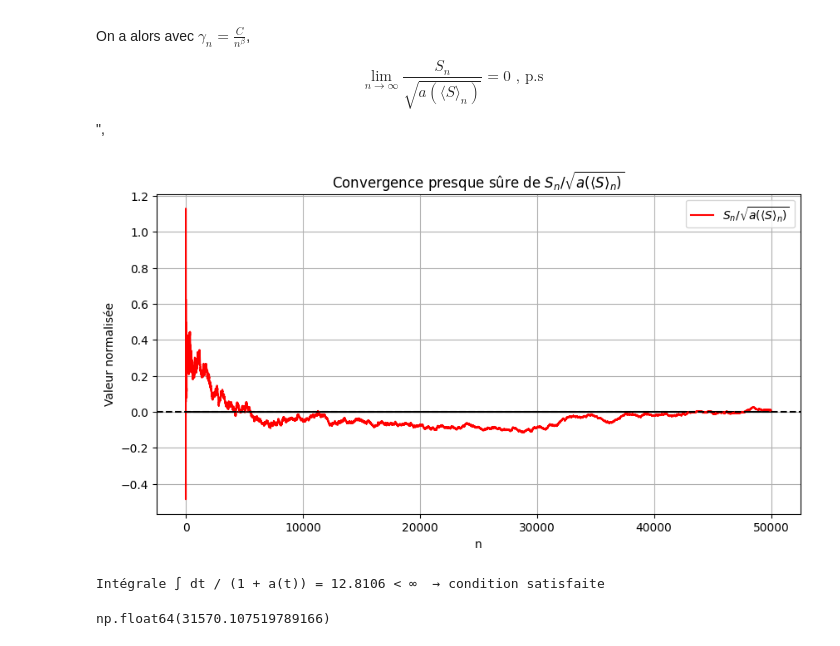
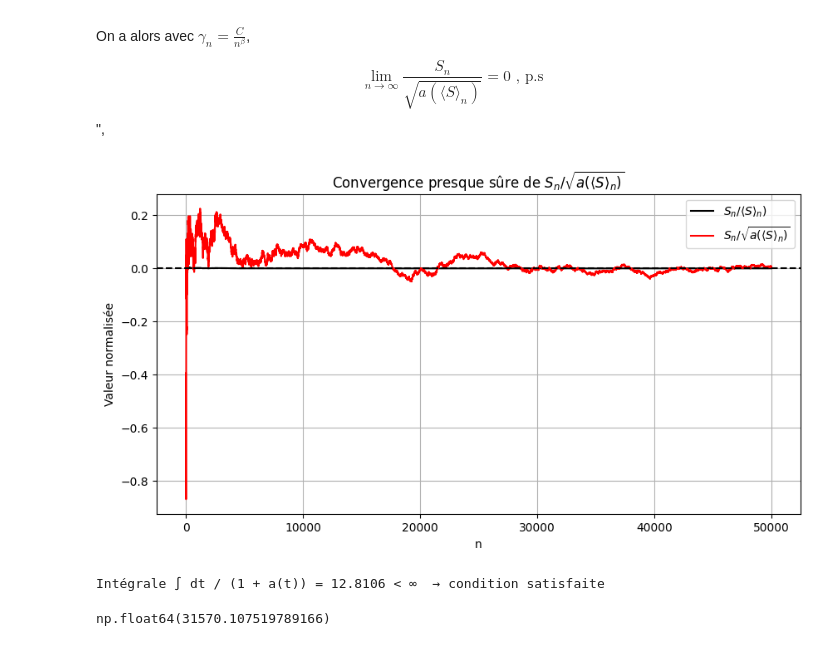
Before and after one commit to EssaddekOthmane/IndependentPriceVerification, a Jupyter notebook: BlackScholesRobbinsMonro.ipynb, the cells around one changed output. Cells and saved outputs as stored; diff of their text form; code cells hidden in the pictures.

```diff
--- a/BlackScholesRobbinsMonro.ipynb
+++ b/BlackScholesRobbinsMonro.ipynb
@@ -966,39 +966,41 @@ V = np.exp(-r * T) * payoff -call_ferme(sigma,S0) #- C
 
 
 S_n = np.cumsum(V)
 variance_V = np.var(V)  # constante : Var[V_i]
 langle_S_n = np.arange(1, N+1) * variance_V  # <S>_n = n Var[V_i]
 
 beta = 0.55
 C_a = .10
 k = 2 - beta
 
 
 a_langle_S = C_a * langle_S_n ** k
 normalized = S_n / np.sqrt(a_langle_S)
 
+S_nLangleS=S_n/langle_S_n
+
 
 plt.figure(figsize=(10, 5))
 
-G1=list(np.random.normal(size=N))
-G2=list(np.random.normal(size=N))
-Mn=[F_BS(sigma_prim,g)/u for g in G1]
-P=np.cumsum(Mn)/np.arange(1,N+1)
-plt.plot(P,'black')
+# G1=list(np.random.normal(size=N))
+# G2=list(np.random.normal(size=N))
+# Mn=[F_BS(sigma_prim,g)/u for g in G1]
+# P=np.cumsum(Mn)/np.arange(1,N+1)
+plt.plot(S_nLangleS,'black',label=r"$S_n / \langle S \rangle_n)$")
 plt.plot(normalized,'red', label=r"$S_n / \sqrt{a(\langle S \rangle_n)}$")
 plt.axhline(0, color='black', linestyle='--')
 plt.title(r"Convergence presque sûre de $S_n / \sqrt{a(\langle S \rangle_n)}$")
 plt.xlabel("n")
 plt.ylabel("Valeur normalisée")
 plt.grid(True)
 plt.legend()
 plt.show()
 
 # Vérification de la condition d'intégrabilité
 I = C_a**(-1/k) / k * beta_function(1/k, 1 - 1/k)
 print(f"Intégrale ∫ dt / (1 + a(t)) = {I:.4f} < ∞  → condition satisfaite")
 # %% [output]
-[figure, old version]
+[figure, new version]
 Intégrale ∫ dt / (1 + a(t)) = 12.8106 < ∞  → condition satisfaite
 # %%
 sigma=sigma_prim
```
